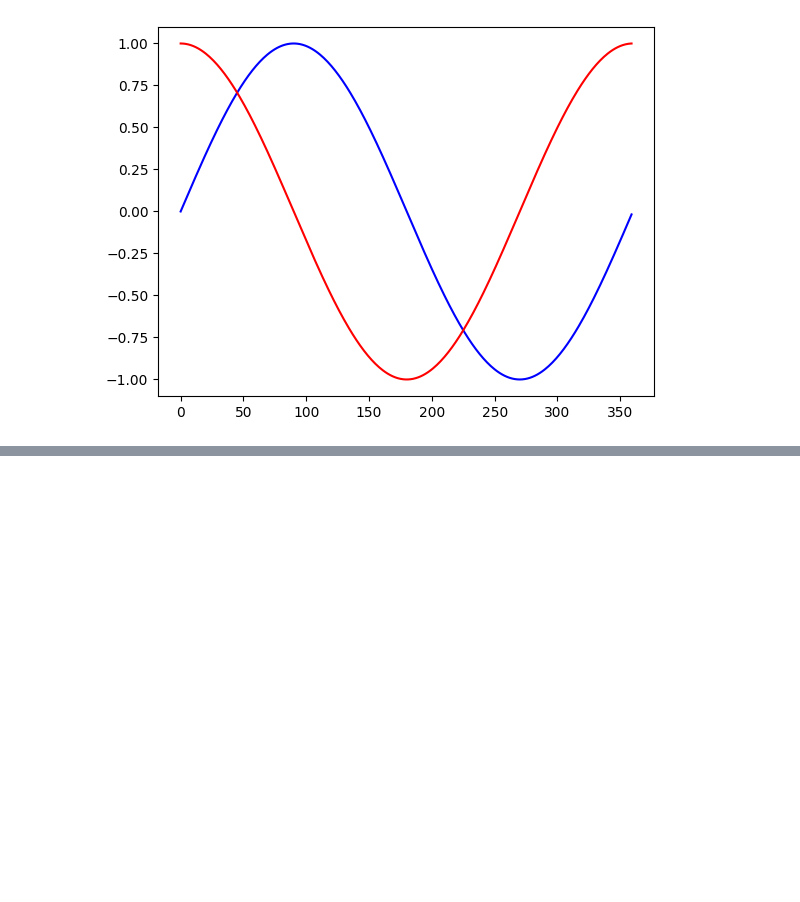
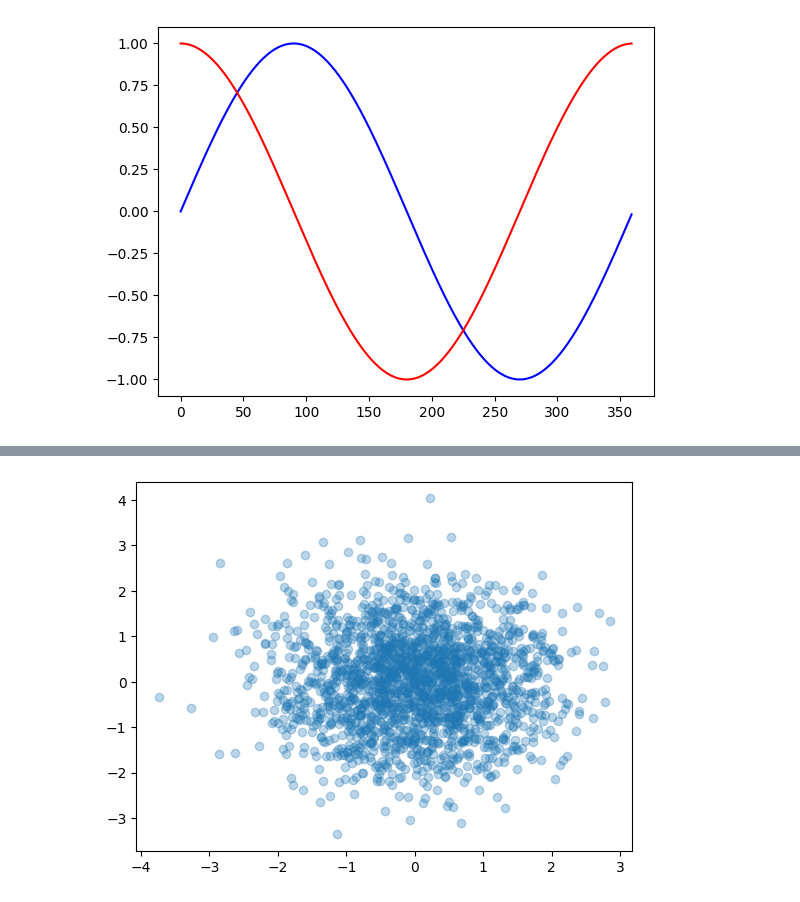
Before and after one commit to joostory/study-python, a Jupyter notebook: data_science.ipynb, the cells around one changed output, grey strips where cells are left out. Saved outputs shown, nothing was run; the diff lists cells and outputs as text; code cells hidden in the pictures; blank space fills up the shorter version.

```diff
--- a/data_science.ipynb
+++ b/data_science.ipynb
@@ -440,0 +475,12 @@ plt.show()
+# %%
+import matplotlib.pyplot as plt
+import numpy as np
+
+count = 2000
+x = np.random.randn(count)
+y = np.random.randn(count)
+
+plt.scatter(x, y, alpha=0.3)
+plt.show()
+# %% [output]
+[figure, added]
```
Also changed, not shown: parts of 34 cells of this notebook.
